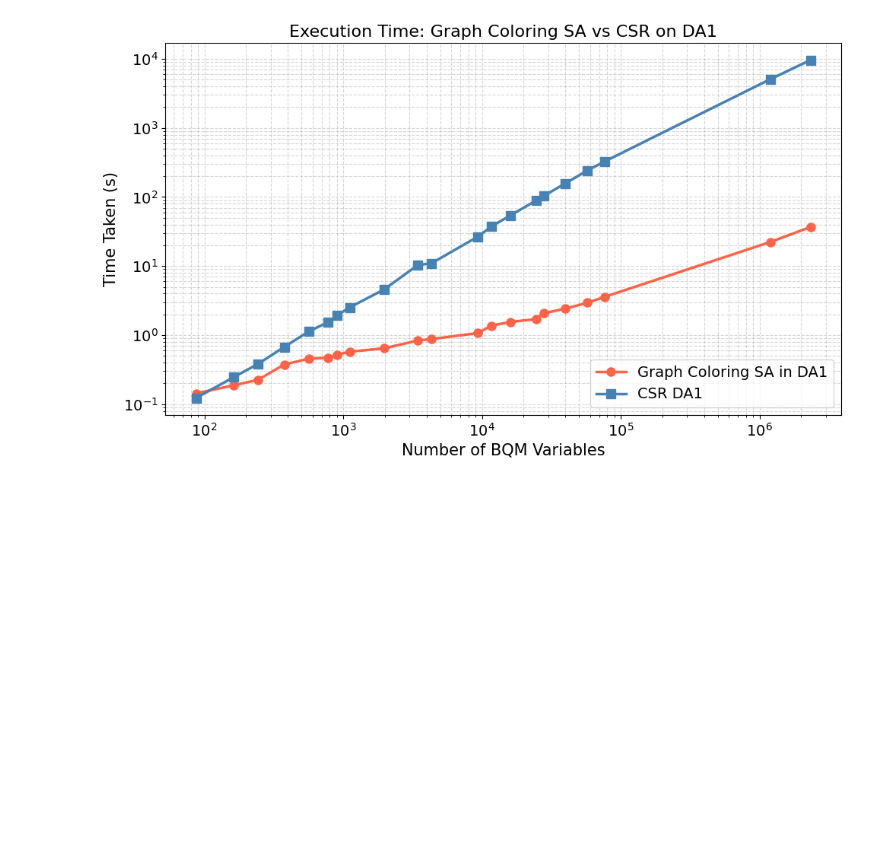
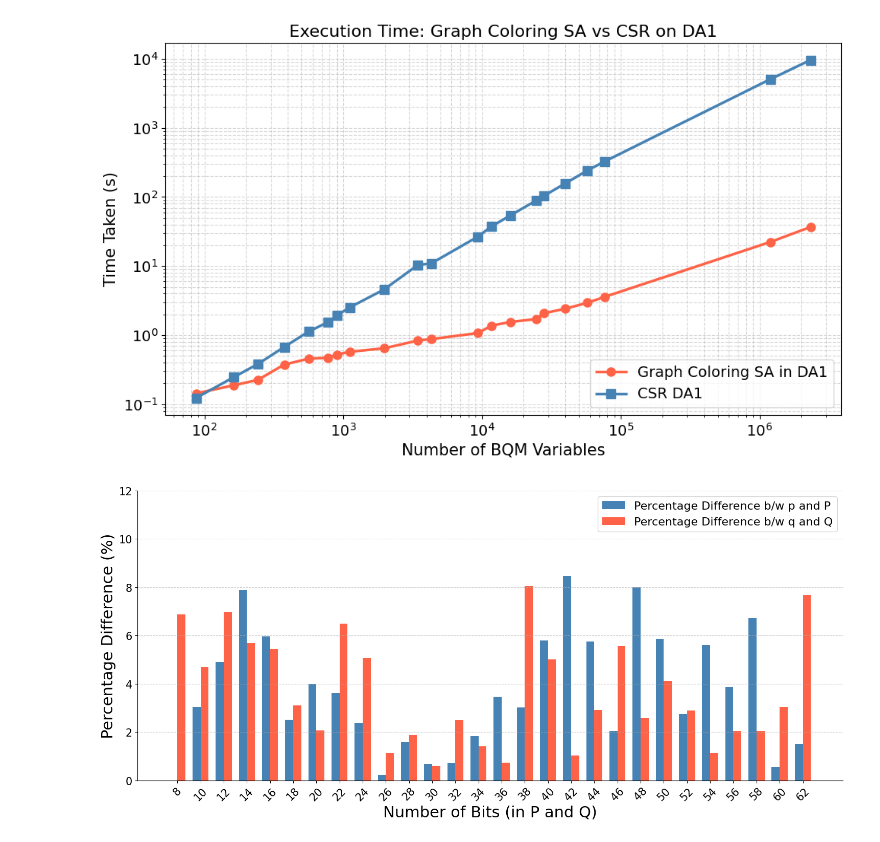
Before and after one commit to AdvithDesu/Digital_Annealer, a Jupyter notebook: Plotting shit.ipynb, the cells around one changed output. Drawn from its saved outputs; the diff is of its cells as text; code cells hidden in the pictures; blank space fills up the shorter version.

Commit message:
New plots and script for single runs

```diff
--- a/Plotting shit.ipynb
+++ b/Plotting shit.ipynb
@@ -302,3 +302,78 @@ plt.savefig('execution_time_loglog.png', dpi=150)
 plt.show()
 # %% [output]
 [figure]
+# %%
+import matplotlib.pyplot as plt
+import numpy as np
+
+# Data
+bits = [
+    8,10,12,14,16,18,20,22,24,26,28,30,32,34,
+    36,38,40,42,44,46,48,50,52,54,56,58,60,62
+]
+
+p_diff = [
+    0.00,3.05,4.91,7.90,5.97,2.51,4.00,3.62,2.38,0.22,
+    1.59,0.68,0.71,1.84,3.47,3.03,5.80,8.47,5.76,2.04,
+    7.99,5.86,2.75,5.60,3.87,6.73,0.56,1.50
+]
+
+q_diff = [
+    6.87,4.69,6.99,5.68,5.44,3.11,2.08,6.49,5.08,1.14,
+    1.88,0.61,2.49,1.41,0.74,8.06,5.02,1.04,2.92,5.56,
+    2.58,4.12,2.89,1.14,2.04,2.05,3.04,7.69
+]
+
+# 🔹 Increase spacing between groups
+spacing = 1.3
+x = np.arange(len(bits)) * spacing
+width = 0.45
+
+plt.rcParams["font.family"] = "DejaVu Sans"
+
+# Styling
+plt.rcParams.update({
+    "font.size": 16,
+    "axes.labelsize": 22,
+    "xtick.labelsize": 15,
+    "ytick.labelsize": 15,
+    "legend.fontsize": 16
+})
+
+fig, ax = plt.subplots(figsize=(15, 7))
+
+# Bars
+ax.bar(x - width/2, p_diff, width,
+       label='Percentage Difference b/w p and P',
+       color='steelblue')
+
+ax.bar(x + width/2, q_diff, width,
+       label='Percentage Difference b/w q and Q',
+       color='tomato')
+
+# Labels
+ax.set_xlabel("Number of Bits (in P and Q)")
+ax.set_ylabel("Percentage Difference (%)")
+
+# Ticks
+ax.set_xticks(x)
+ax.set_xticklabels(bits, rotation=45)
+
+# 🔹 Set Y-axis limit to 12%
+ax.set_ylim(0, 12)
+
+# Grid
+ax.grid(axis='y', linestyle='--', alpha=0.6)
+
+# Clean look
+ax.spines['top'].set_visible(False)
+ax.spines['right'].set_visible(False)
+
+# Legend
+ax.legend()
+
+plt.tight_layout()
+plt.savefig("percentage_difference_plot.png", dpi=300)
+plt.show()
+# %% [output]
+[figure, added]
```
Also changed, not shown: 1 other file.
